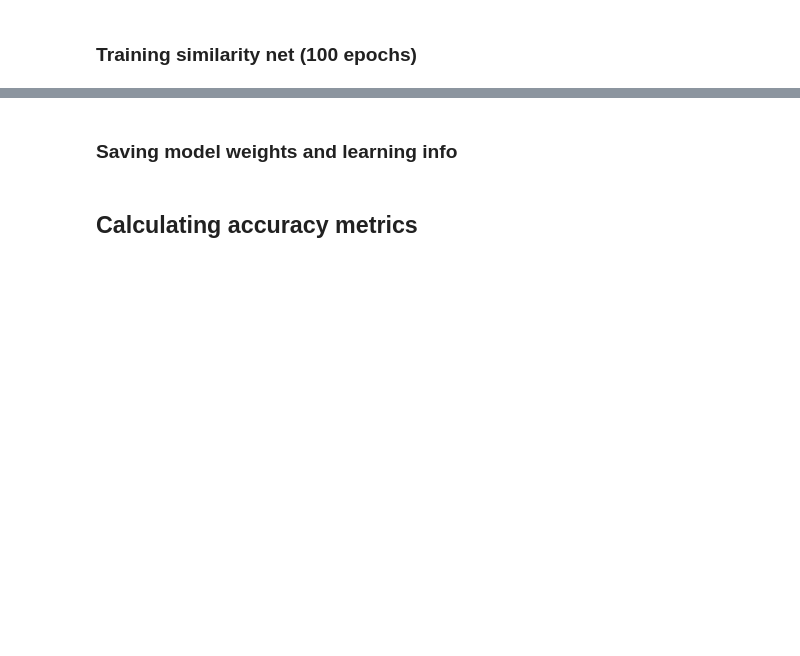
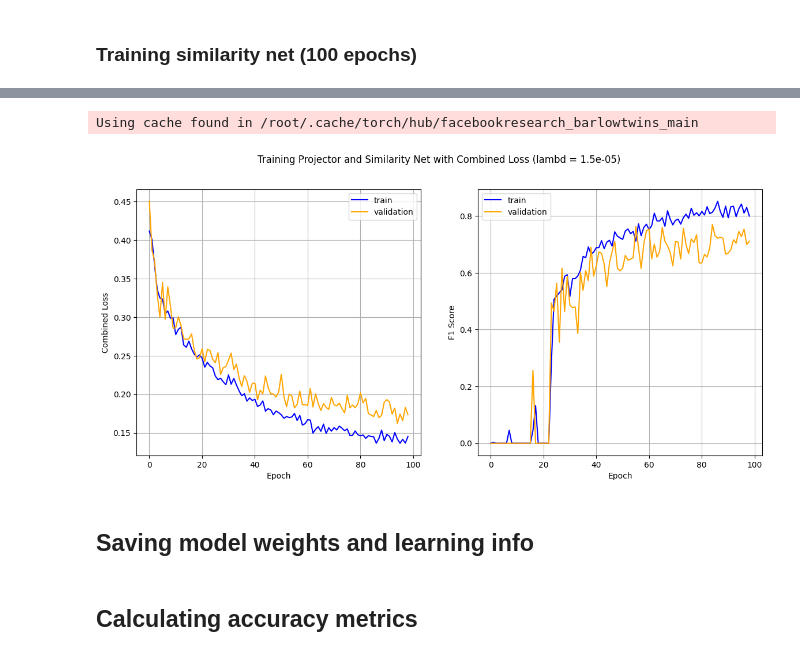
Before and after one commit to intsystems/2025-Project-170, a Jupyter notebook: code/experiment.ipynb, the cells around one changed output, grey strips where cells are left out. Drawn from its saved outputs; the diff is of its cells as text; code cells hidden in the pictures; blank space fills up the shorter version.

```diff
--- a/code/experiment.ipynb
+++ b/code/experiment.ipynb
@@ -565,0 +177,2 @@ def load_dataset(folder_path, shuffle=True):
+# %%
+model_projector_layers = [2048, 4096, 4096, 4096]
@@ -640,5 +217,24 @@ _, _, train_acc, validation_acc = model.train_similarity_net(
+# %%
+resnet_model = torch.hub.load('facebookresearch/barlowtwins:main', 'resnet50')
+model_2 = BarlowTwinsAdaptation(resnet_model, model_projector_layers, lambd=4e-3)
+# %% [output]
+Using cache found in /root/.cache/torch/hub/facebookresearch_barlowtwins_main
+# %%
+optimizer = torch.optim.AdamW(model_2.parameters())
+
+_, _ = model_2.train_projector_and_similarity_net_with_combined_loss(
+    proj_train_dataloader,
+    proj_validation_dataloader,
+    optimizer,
+    start_lr=3e-3,
+    end_lr=5e-4,
+    lambd=2e-5,
+    epochs=100
+)
+# %% [output]
+[figure, added]
 # %% [markdown]
-### Saving model weights and learning info
+## Saving model weights and learning info
 # %%
 def save_model_and_learning_stat(model, dataname, folder):
     '''
```
Also changed, not shown: parts of 34 cells of this notebook, 11 other files.
